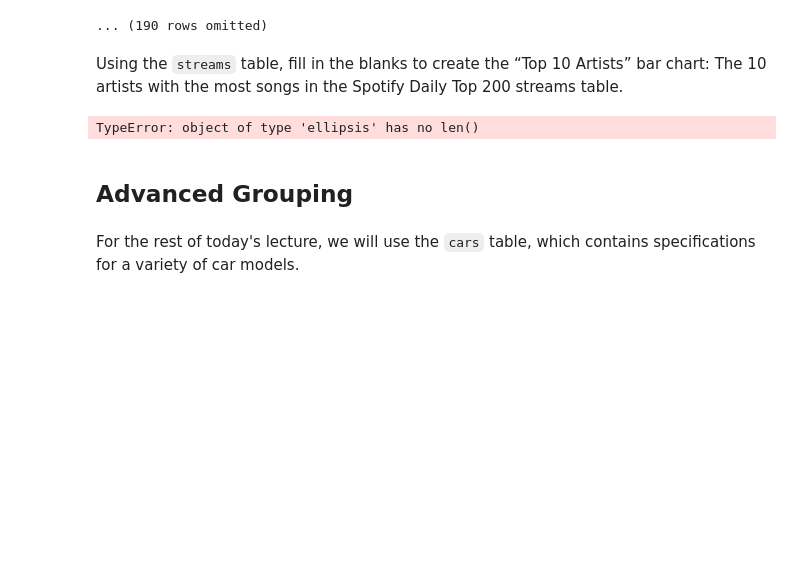
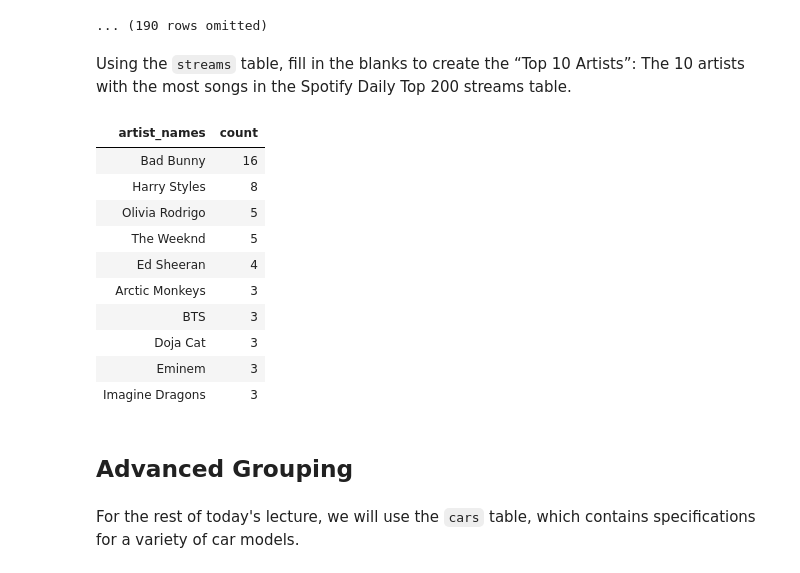
Before and after one commit to data-6-berkeley/materials-fa24, a Jupyter notebook: lectures/lec12/lec12-blank.ipynb, the cells around one changed output. Saved outputs shown, nothing was run; the diff lists cells and outputs as text; code cells hidden in the pictures; blank space fills up the shorter version.

```diff
--- a/lectures/lec12/lec12-blank.ipynb
+++ b/lectures/lec12/lec12-blank.ipynb
@@ -55,12 +63,22 @@ streams
 | 10 | Bad Bunny | Moscow Mule | Rimas Entertainment LLC | 1 | 9 | 63 | 3465003 |
 ... (190 rows omitted)
 # %% [markdown]
-Using the `streams` table, fill in the blanks to create the “Top 10 Artists” bar chart: The 10 artists with the most songs in the Spotify Daily Top 200 streams table.
+Using the `streams` table, fill in the blanks to create the “Top 10 Artists”: The 10 artists with the most songs in the Spotify Daily Top 200 streams table.
 # %%
-top_10_artists = streams.group(...).sort(..., descending=...).take(np.arange(...))
-top_10_artists.barh(...)
+top_10_artists = streams.group("artist_names").sort("count", descending=True).take(np.arange(10))
+top_10_artists
 # %% [output]
-TypeError: object of type 'ellipsis' has no len()
+| artist_names | count |
+| Bad Bunny | 16 |
+| Harry Styles | 8 |
+| Olivia Rodrigo | 5 |
+| The Weeknd | 5 |
+| Ed Sheeran | 4 |
+| Arctic Monkeys | 3 |
+| BTS | 3 |
+| Doja Cat | 3 |
+| Eminem | 3 |
+| Imagine Dragons | 3 |
 # %% [markdown]
 ## Advanced Grouping
 # %% [markdown]
```
Also changed, not shown: parts of 14 cells of this notebook.
